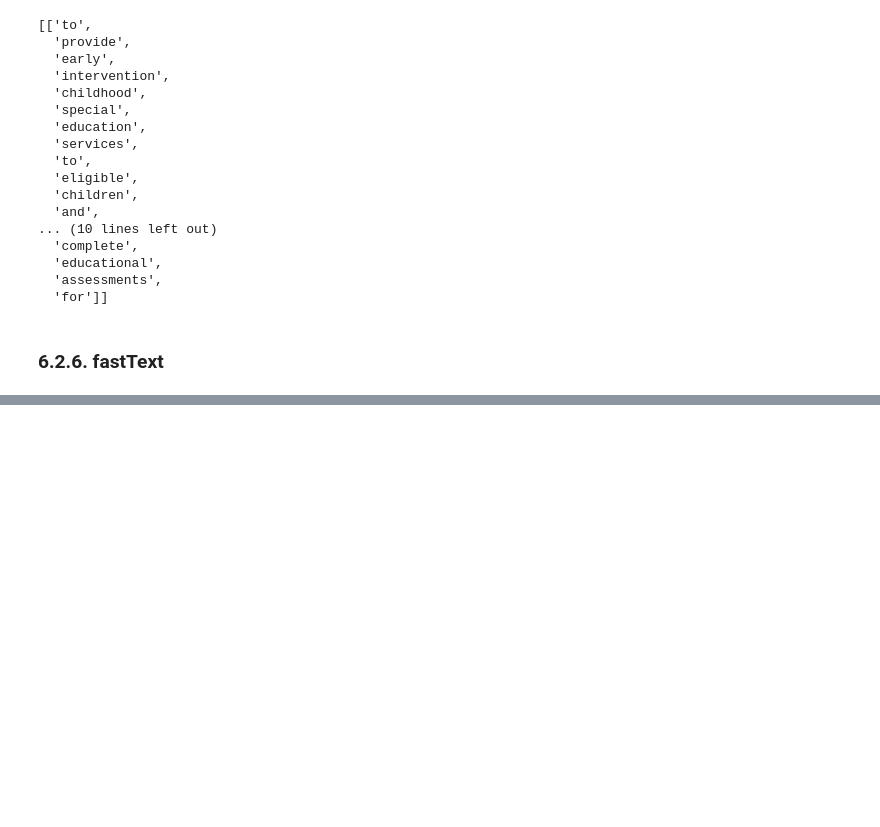
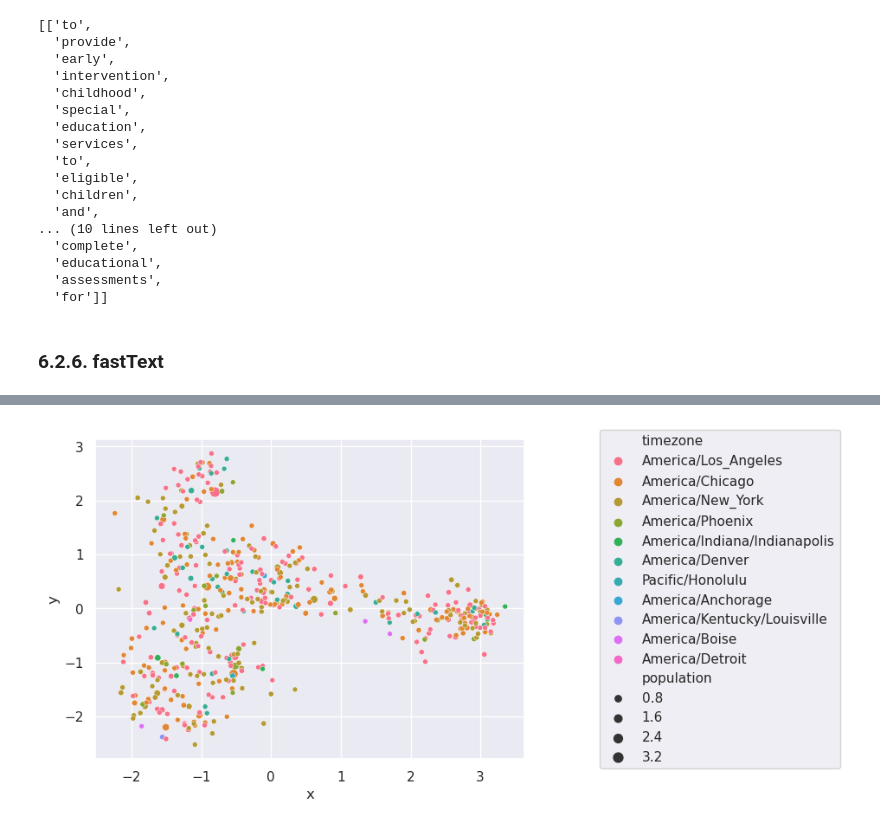
Before and after one commit to deacona/nlpia, a Jupyter notebook: src/nlpia/book/examples/ch06_examples.ipynb, the cells around one changed output, grey strips where cells are left out. Saved outputs shown, nothing was run; the diff lists cells and outputs as text; code cells hidden in the pictures; blank space fills up the shorter version.

```diff
--- a/src/nlpia/book/examples/ch06_examples.ipynb
+++ b/src/nlpia/book/examples/ch06_examples.ipynb
@@ -165,0 +276,14 @@ KeyboardInterrupt:
+# %%
+city_plus_state = []
+us = us.sort_values('population', ascending=False)
+for c, state, st in zip(us.city, us.state, us.st):
+    if c not in vocab:
+        continue
+    row = []
+    if state in vocab:
+        row.extend(word_vectors[c] + word_vectors[state])
+    else:
+        row.extend(word_vectors[c] + word_vectors[st])
+    city_plus_state.append(row)
+us_300D_sorted = pd.DataFrame(city_plus_state)
+del city_plus_state
@@ -165,0 +301,10 @@ KeyboardInterrupt:
+# %%
+# num_cities = 10  # simplified plot of 10 largest cities at beginning of the chapter
+num_cities = 500  # Detailed eye candy plot of US cities
+# %%
+from sklearn.decomposition import PCA
+
+pca = PCA(n_components=2)
+# us_2D = pca.fit_transform(us_300D.iloc[:num_cities, :300])
+us_2D = pca.fit_transform(us_300D_sorted.iloc[:num_cities, :300])
+us_2D.shape
@@ -165,0 +325,7 @@ KeyboardInterrupt:
+# %%
+df = pd.DataFrame(us_2D)
+df.columns = ["x", "y"]
+df = pd.concat([df, us.sort_values('population', ascending=False).reset_index().iloc[:num_cities]], axis=1)
+# df = df.loc[pd.notnull(df.name) & pd.notnull(df["x"])]
+print(df.shape)
+df.head()
@@ -165,0 +341,10 @@ KeyboardInterrupt:
+# %%
+import seaborn as sns
+sns.set(style="darkgrid")
+
+g = sns.scatterplot(data=df, x="x", y="y", size="population", hue="timezone")
+
+g.legend(loc='right', bbox_to_anchor=(1.75, 0.5), ncol=1)
+plt.show()
+# %% [output]
+[figure, added]
```
Also changed, not shown: parts of 27 cells of this notebook.
